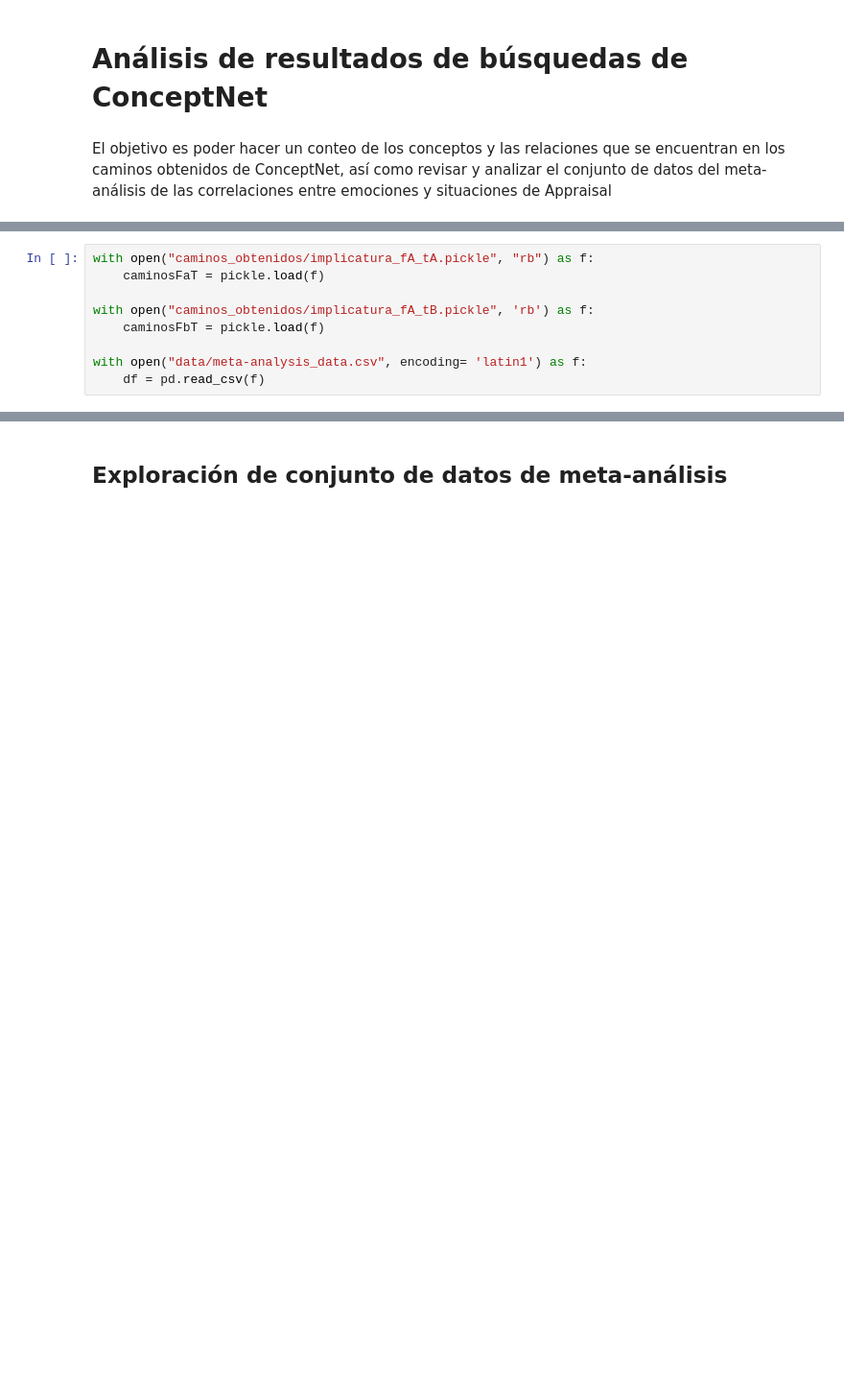
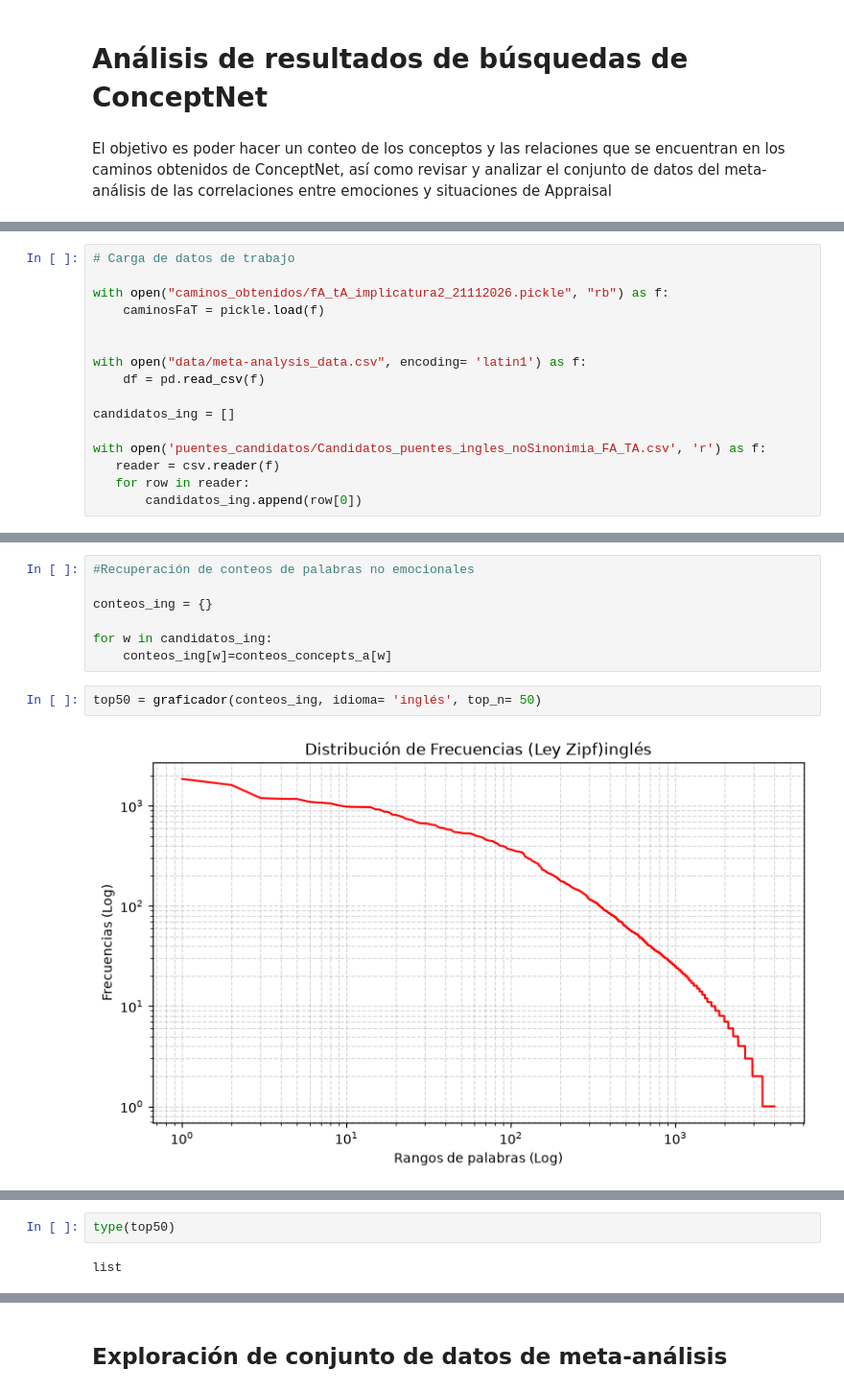
Before and after one commit to matogperez/Proyecto_de_maestr-a, a Jupyter notebook: ConceptNet/analysis.ipynb, the cells around one changed output, grey strips where cells are left out. Shown at 96% size. Drawn from its saved outputs; the diff is of its cells as text; blank space fills up the shorter version.

Commit message:
Corrección, orden y avance
Corrección de notebooks y orden en analysis para trabajar todo desde ahí una vez teniendo los conceptos filtrados

```diff
--- a/ConceptNet/analysis.ipynb
+++ b/ConceptNet/analysis.ipynb
@@ -21,12 +22,19 @@ True
 # %%
-with open("caminos_obtenidos/implicatura_fA_tA.pickle", "rb") as f:
+# Carga de datos de trabajo
+
+with open("caminos_obtenidos/fA_tA_implicatura2_21112026.pickle", "rb") as f:
     caminosFaT = pickle.load(f)
 
-with open("caminos_obtenidos/implicatura_fA_tB.pickle", 'rb') as f:
-    caminosFbT = pickle.load(f)
 
 with open("data/meta-analysis_data.csv", encoding= 'latin1') as f:
     df = pd.read_csv(f)
+
+candidatos_ing = []
+
+with open('puentes_candidatos/Candidatos_puentes_ingles_noSinonimia_FA_TA.csv', 'r') as f:
+   reader = csv.reader(f)
+   for row in reader:
+       candidatos_ing.append(row[0])
 # %%
 len(caminosFaT)
 # %% [output]
@@ -108,0 +306,11 @@ guardar(conteos_relaciones_b, nombre_relaciones_b)
+# %%
+#Recuperación de conteos de palabras no emocionales
+
+conteos_ing = {}
+
+for w in candidatos_ing:
+    conteos_ing[w]=conteos_concepts_a[w]
+# %%
+top50 = graficador(conteos_ing, idioma= 'inglés', top_n= 50)
+# %% [output]
+[figure, added]
@@ -108,0 +319,4 @@ guardar(conteos_relaciones_b, nombre_relaciones_b)
+# %%
+type(top50)
+# %% [output]
+list
```
Also changed, not shown: parts of 35 cells of this notebook, 1 other file.
